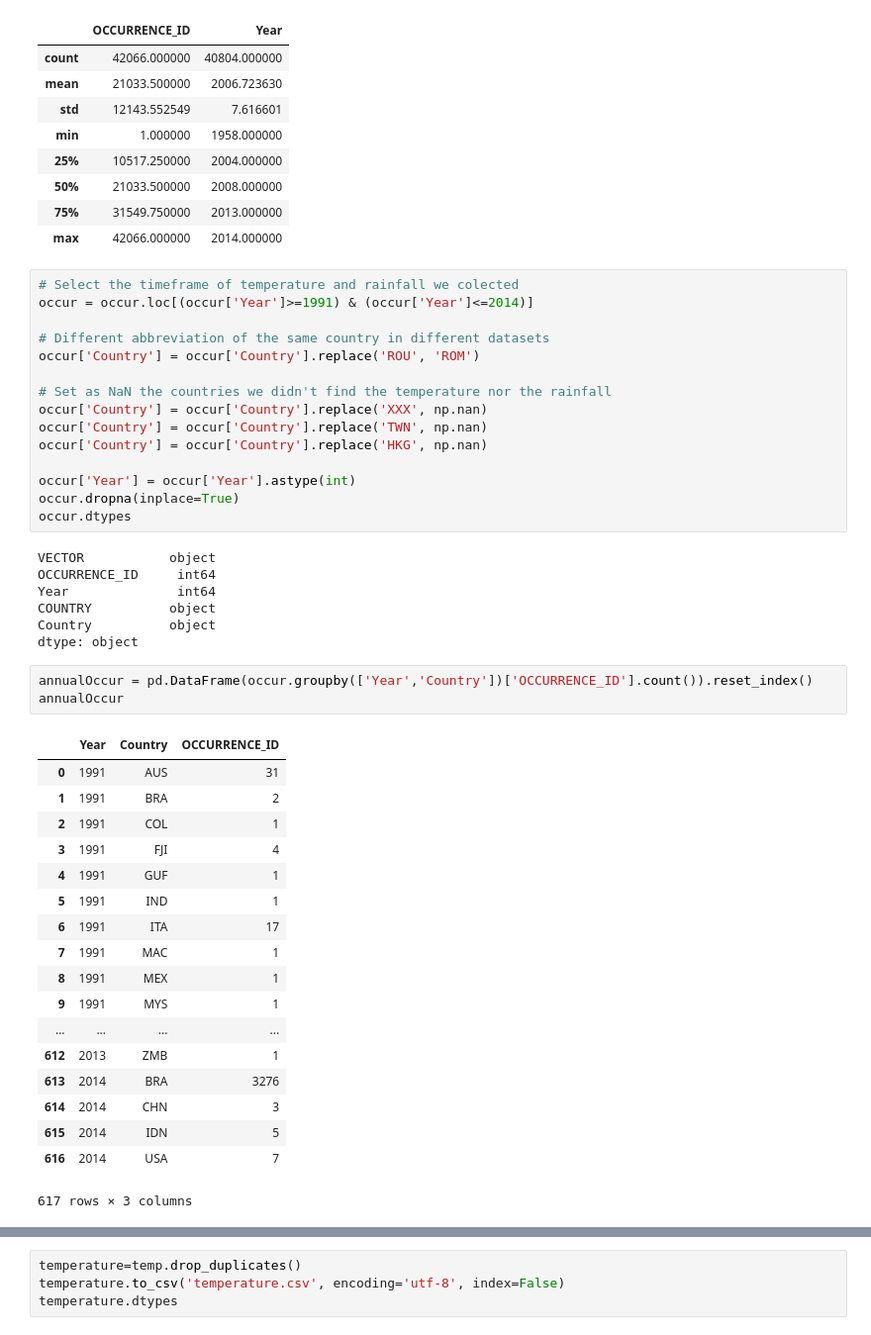
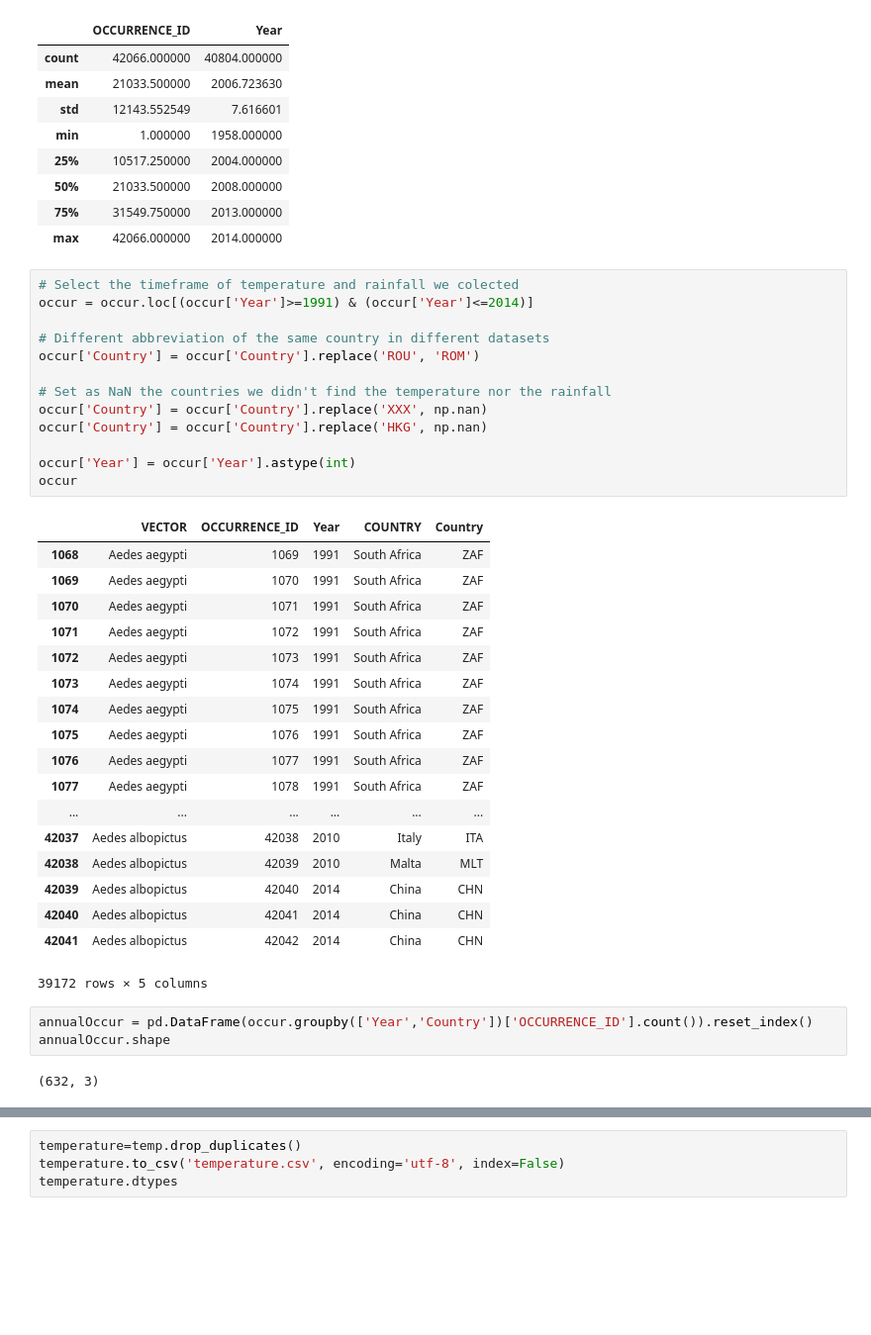
Before and after one commit to QuirkyDataScientist1978/project_dengue_fever, a Jupyter notebook: Final_Project_IP.ipynb, the cells around one changed output, grey strips where cells are left out. Shown at 99% size. Cells and saved outputs as stored; diff of their text form; blank space fills up the shorter version.

```diff
--- a/Final_Project_IP.ipynb
+++ b/Final_Project_IP.ipynb
@@ -37,47 +50,40 @@ occur.describe()
 # %%
 # Select the timeframe of temperature and rainfall we colected
 occur = occur.loc[(occur['Year']>=1991) & (occur['Year']<=2014)]
 
 # Different abbreviation of the same country in different datasets
 occur['Country'] = occur['Country'].replace('ROU', 'ROM')
 
 # Set as NaN the countries we didn't find the temperature nor the rainfall
 occur['Country'] = occur['Country'].replace('XXX', np.nan)
-occur['Country'] = occur['Country'].replace('TWN', np.nan)
 occur['Country'] = occur['Country'].replace('HKG', np.nan)
 
 occur['Year'] = occur['Year'].astype(int)
-occur.dropna(inplace=True)
-occur.dtypes
+occur
 # %% [output]
+|  | VECTOR | OCCURRENCE_ID | Year | COUNTRY | Country |
+| 1068 | Aedes aegypti | 1069 | 1991 | South Africa | ZAF |
+| 1069 | Aedes aegypti | 1070 | 1991 | South Africa | ZAF |
+| 1070 | Aedes aegypti | 1071 | 1991 | South Africa | ZAF |
+| 1071 | Aedes aegypti | 1072 | 1991 | South Africa | ZAF |
+| 1072 | Aedes aegypti | 1073 | 1991 | South Africa | ZAF |
+| 1073 | Aedes aegypti | 1074 | 1991 | South Africa | ZAF |
+| 1074 | Aedes aegypti | 1075 | 1991 | South Africa | ZAF |
+| 1075 | Aedes aegypti | 1076 | 1991 | South Africa | ZAF |
+| 1076 | Aedes aegypti | 1077 | 1991 | South Africa | ZAF |
+| 1077 | Aedes aegypti | 1078 | 1991 | South Africa | ZAF |
+| ... | ... | ... | ... | ... | ... |
+| 42037 | Aedes albopictus | 42038 | 2010 | Italy | ITA |
+| 42038 | Aedes albopictus | 42039 | 2010 | Malta | MLT |
+| 42039 | Aedes albopictus | 42040 | 2014 | China | CHN |
+| 42040 | Aedes albopictus | 42041 | 2014 | China | CHN |
+| 42041 | Aedes albopictus | 42042 | 2014 | China | CHN |
-VECTOR           object
-OCCURRENCE_ID     int64
-Year              int64
-COUNTRY          object
-Country          object
-dtype: object
+39172 rows × 5 columns
 # %%
 annualOccur = pd.DataFrame(occur.groupby(['Year','Country'])['OCCURRENCE_ID'].count()).reset_index()
-annualOccur
+annualOccur.shape
 # %% [output]
-|  | Year | Country | OCCURRENCE_ID |
-| 0 | 1991 | AUS | 31 |
-| 1 | 1991 | BRA | 2 |
-| 2 | 1991 | COL | 1 |
-| 3 | 1991 | FJI | 4 |
-| 4 | 1991 | GUF | 1 |
-| 5 | 1991 | IND | 1 |
-| 6 | 1991 | ITA | 17 |
-| 7 | 1991 | MAC | 1 |
-| 8 | 1991 | MEX | 1 |
-| 9 | 1991 | MYS | 1 |
-| ... | ... | ... | ... |
-| 612 | 2013 | ZMB | 1 |
-| 613 | 2014 | BRA | 3276 |
-| 614 | 2014 | CHN | 3 |
-| 615 | 2014 | IDN | 5 |
-| 616 | 2014 | USA | 7 |
-617 rows × 3 columns
+(632, 3)
 # %%
 annualTemp = pd.DataFrame(temp.groupby(['Year','Country'])['tas'].sum()/12).reset_index()
 annualPrec = pd.DataFrame(prec.groupby(['Year','Country'])['pr'].sum()/12).reset_index()
```
Also changed, not shown: parts of 21 cells of this notebook, 10 other files.
